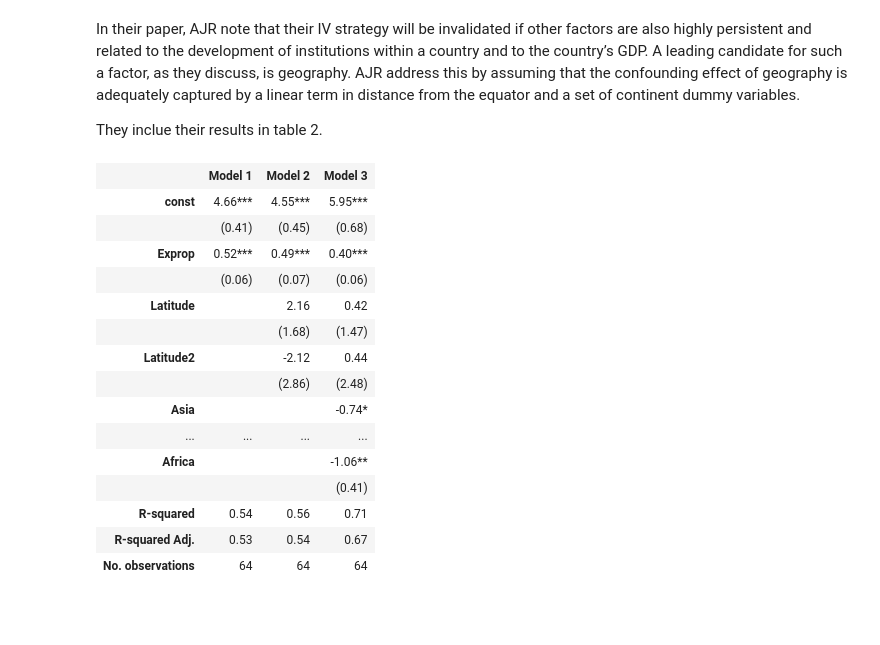
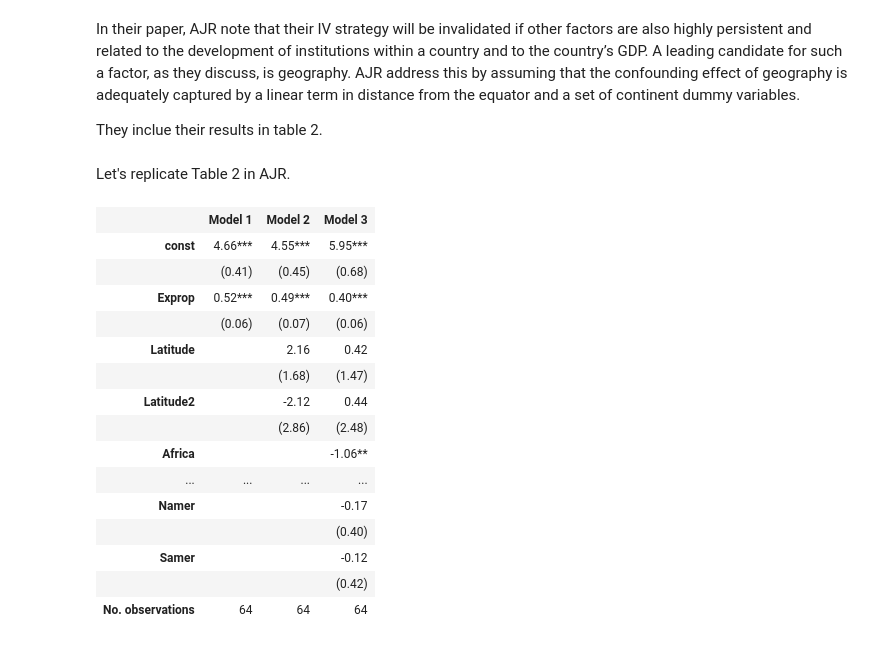
Before and after one commit to matteocourthoud/Machine-Learning-for-Economic-Analysis, a Jupyter notebook: notebooks/9-postdoubleselection.ipynb, the cells around one changed output. Cells and saved outputs as stored; diff of their text form; code cells hidden in the pictures; blank space fills up the shorter version.

```diff
--- a/notebooks/9-postdoubleselection.ipynb
+++ b/notebooks/9-postdoubleselection.ipynb
@@ -736,31 +771,38 @@ y = df['GDP']
 reg1 = sm.OLS(y, X1, missing='drop').fit()
 reg2 = sm.OLS(y, X2, missing='drop').fit()
 reg3 = sm.OLS(y, X3, missing='drop').fit()
+# %% [markdown]
+Let's replicate Table 2 in AJR.
 # %%
-info_dict={'No. observations' : lambda x: f"{int(x.nobs):d}"}
+# Make table 2
+def make_table_2():
 
-results_table = summary_col(results=[reg1,reg2,reg3],
-                            float_format='%0.2f',
-                            stars = True,
-                            model_names=['Model 1','Model 2','Model 3'],
-                            info_dict=info_dict,
-                            regressor_order=['const','Exprop','Latitude','Latitude2'])
+    info_dict={'No. observations' : lambda x: f"{int(x.nobs):d}"}
 
-results_table
+    results_table = summary_col(results=[reg1,reg2,reg3],
+                                float_format='%0.2f',
+                                stars = True,
+                                model_names=['Model 1','Model 2','Model 3'],
+                                info_dict=info_dict,
+                                regressor_order=['const','Exprop','Latitude','Latitude2'])
+    return results_table
-# %% [output]
-|  | Model 1 | Model 2 | Model 3 |
-| const | 4.66*** | 4.55*** | 5.95*** |
-|  | (0.41) | (0.45) | (0.68) |
-| Exprop | 0.52*** | 0.49*** | 0.40*** |
-|  | (0.06) | (0.07) | (0.06) |
-| Latitude |  | 2.16 | 0.42 |
-|  |  | (1.68) | (1.47) |
-| Latitude2 |  | -2.12 | 0.44 |
-|  |  | (2.86) | (2.48) |
-| Asia |  |  | -0.74* |
-| ... | ... | ... | ... |
-| Africa |  |  | -1.06** |
-|  |  |  | (0.41) |
-| R-squared | 0.54 | 0.56 | 0.71 |
-| R-squared Adj. | 0.53 | 0.54 | 0.67 |
-| No. observations | 64 | 64 | 64 |
+# %%
+table_2 = make_table_2()
+table_2
+# %% [output]
+|  | Model 1 | Model 2 | Model 3 |
+| const | 4.66*** | 4.55*** | 5.95*** |
+|  | (0.41) | (0.45) | (0.68) |
+| Exprop | 0.52*** | 0.49*** | 0.40*** |
+|  | (0.06) | (0.07) | (0.06) |
+| Latitude |  | 2.16 | 0.42 |
+|  |  | (1.68) | (1.47) |
+| Latitude2 |  | -2.12 | 0.44 |
+|  |  | (2.86) | (2.48) |
+| Africa |  |  | -1.06** |
+| ... | ... | ... | ... |
+| Namer |  |  | -0.17 |
+|  |  |  | (0.40) |
+| Samer |  |  | -0.12 |
+|  |  |  | (0.42) |
+| No. observations | 64 | 64 | 64 |
```
Also changed, not shown: parts of 53 cells of this notebook, 3 other files.
